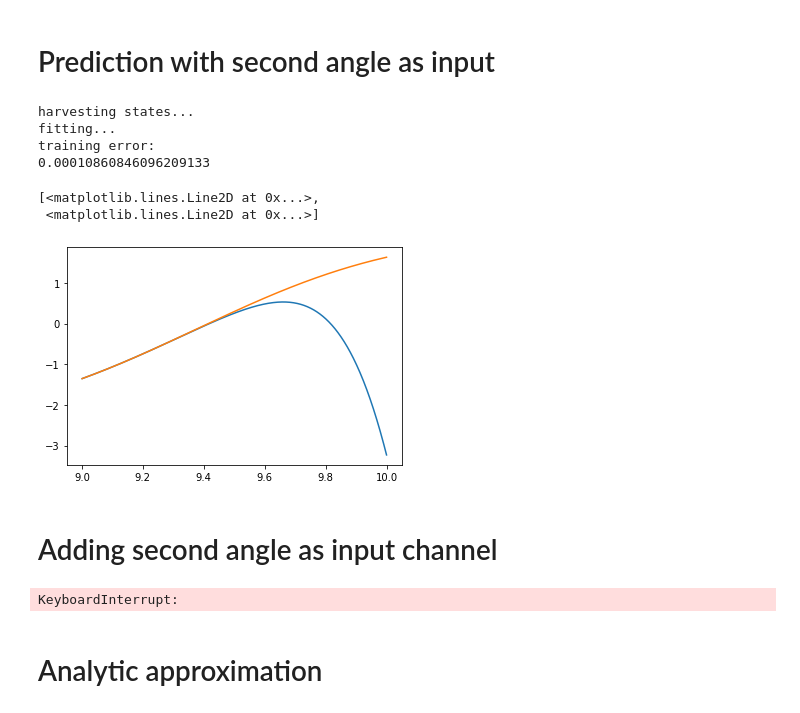
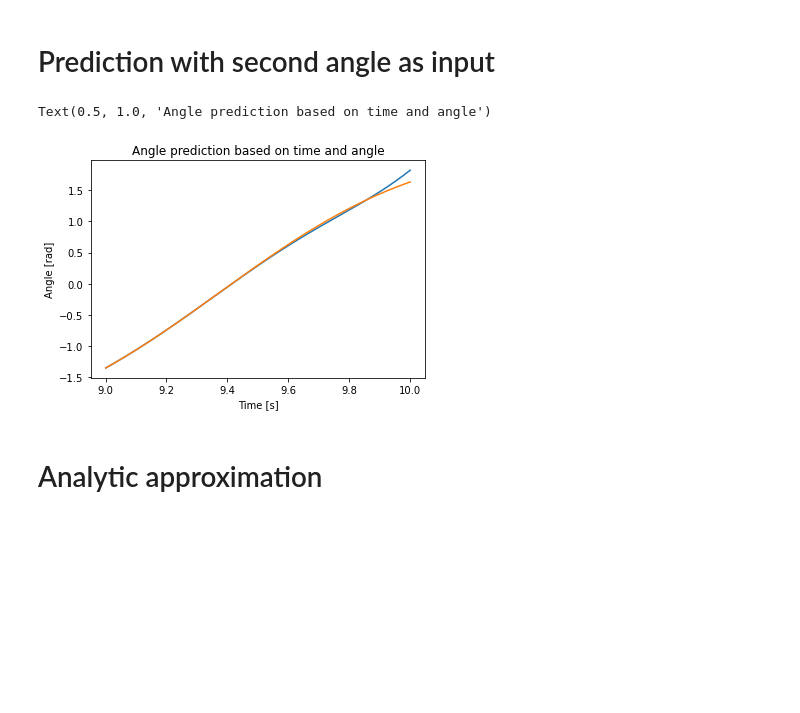
Before and after one commit to JustinZal/PendulumNN, a Jupyter notebook: Coupled Pendulums prediction.ipynb, the cells around one changed output. Saved outputs shown, nothing was run; the diff lists cells and outputs as text; code cells hidden in the pictures; blank space fills up the shorter version.

Commit message:
Add error analysis

```diff
--- a/Coupled Pendulums prediction.ipynb
+++ b/Coupled Pendulums prediction.ipynb
@@ -45,15 +45,15 @@ def getESN(input_channels, n_reservoir, spectral_radius, sparsity, noise, teache
         sparsity=sparsity,
         noise=noise,
         input_shift=None,
-        input_scaling=1/10,
+        input_scaling=None,
         teacher_forcing=teacher_forcing,
         feedback_scaling=None,
         teacher_scaling=None,
-        teacher_shift=0.001,
+        teacher_shift=None,
         out_activation=lambda x: x, #tanh, sigmoid
         inverse_out_activation=lambda x: x, #TODO ?
         random_state=None,
-        silent=False
+        silent=True
     )
 
 t = np.linspace(0, 10, num=10000)
@@ -131,47 +274,27 @@ training error:
 # %%
 training_data_input = np.column_stack((t[:cutoff], angle2[:cutoff]))
 training_data_output = angle1[:cutoff]
 
 validation_data_input = np.column_stack((t[cutoff:], angle2[cutoff:]))
 validation_data_output = angle1[cutoff:]
 
-esn = getESN(2, 1000, 0.5, 0.2, 0, False)
+esn = getESN(2, 2000, 0.5, 0.2, 0, False)
 
 weights = esn.fit(training_data_input, training_data_output)
 
-pred = esn.predict(validation_data_input)
+pred = esn.predict(validation_data_input)[:,0]
+
+print('L2 loss:', compute_L2(pred, validation_data_output))
 
 plt.plot(validation_data_input[:,0], pred, validation_data_input[:, 0], validation_data_output)
+plt.xlabel('Time [s]')
+plt.ylabel('Angle [rad]')
+plt.title('Angle prediction based on time and angle')
+
+# Look into synchrony between input parameters and reservoir states
 # %% [output]
-harvesting states...
-fitting...
-training error:
-0.00010860846096209133
+Text(0.5, 1.0, 'Angle prediction based on time and angle')
-[<matplotlib.lines.Line2D at 0x...>,
- <matplotlib.lines.Line2D at 0x...>]
-[figure, old version]
+[figure, new version]
-# %% [markdown]
-# Adding second angle as input channel
-# %%
-esn = getESN(2, 3000, 0.9, 0.2, 0, False)
-
-# N training samples X 2 [time, angle2]
-# N training samples X 1 (angle 1)
-
-cutoff = int(len(t) * 0.93)
-training_data_input = np.column_stack((t[:cutoff], angle2[:cutoff]))
-training_data_output = angle1[:cutoff]
-
-validation_data_input = np.column_stack((t[cutoff:], angle2[cutoff:]))
-validation_data_output = angle1[cutoff:]
-
-weights = esn.fit(training_data_input, training_data_output)
-
-prediction = esn.predict(validation_data_input)[:,0]
-# TODO fix this thing
-plt.plot(t[:cutoff], prediction, t[:cutoff], angle1[:cutoff])
-# %% [output]
-KeyboardInterrupt:
 # %% [markdown]
 # Analytic approximation
 # %%
```
Also changed, not shown: parts of 12 cells of this notebook.
